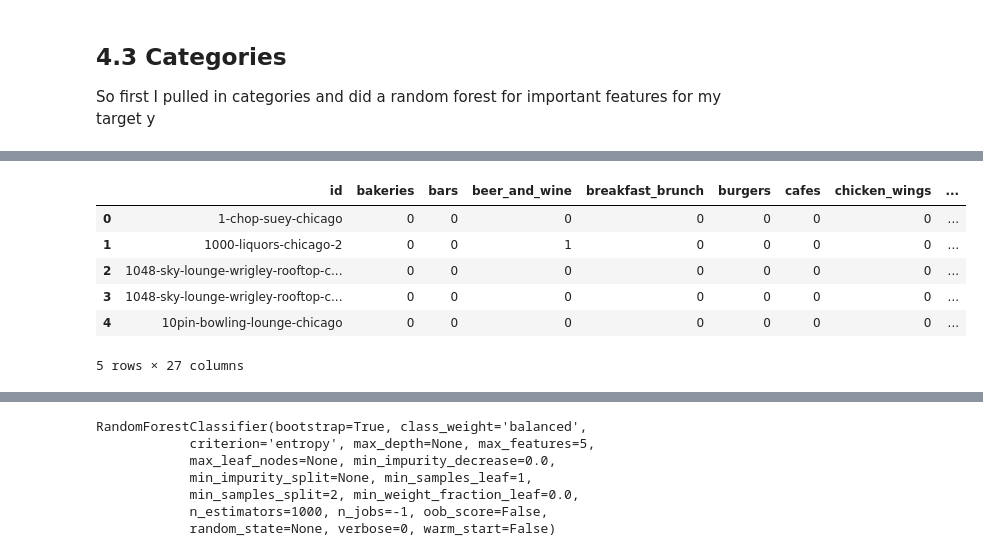
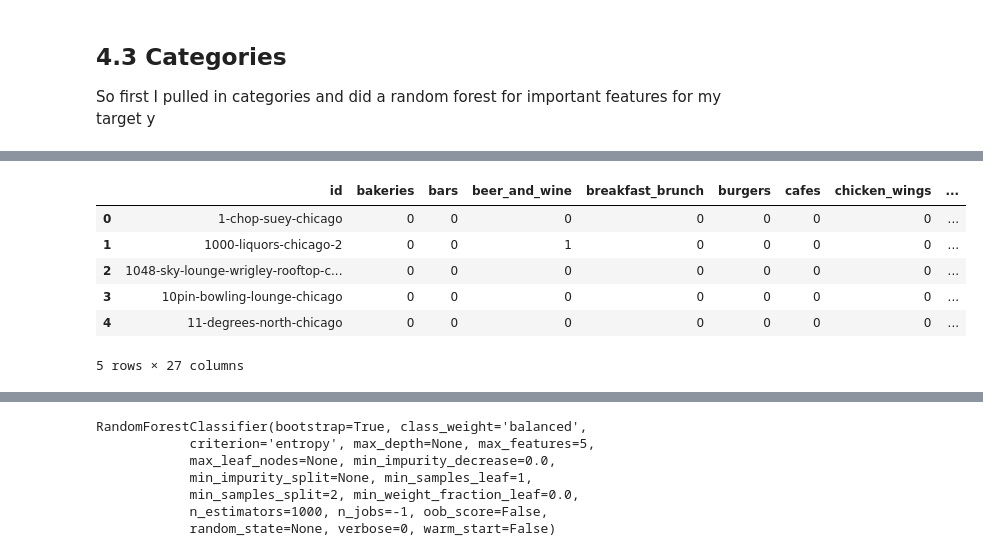
Before and after one commit to mkduchak/chicagohealthinspections, a Jupyter notebook: 4_data_exploration.ipynb, the cells around one changed output, grey strips where cells are left out. Cells and saved outputs as stored; diff of their text form; code cells hidden in the pictures.

```diff
--- a/4_data_exploration.ipynb
+++ b/4_data_exploration.ipynb
@@ -183,19 +175,22 @@ category.head()
 # %%
 topcats = category.groupby('alias',as_index=False)[['id']].count().sort_values('id',ascending=False).head(25)
 catlist = [x for x in topcats['alias']]
 catdummy = category.copy(deep=True)
 catdummy['cleancat'] = np.where(catdummy['alias'].isin(catlist),catdummy['alias'],'other')
 dummys = pd.get_dummies(catdummy['cleancat'])
 catdummy = catdummy.merge(dummys, how ='inner',right_index=True,left_index=True)
 catdummy = catdummy.drop(['alias','title','catid','cleancat'],axis=1)
+
+catdumcol = catdummy.columns
+catdummy = catdummy.groupby('id',as_index=False)[catdumcol].sum()
 catdummy.head()
 # %% [output]
 |  | id | bakeries | bars | beer_and_wine | breakfast_brunch | burgers | cafes | chicken_wings | ... |
 | 0 | 1-chop-suey-chicago | 0 | 0 | 0 | 0 | 0 | 0 | 0 | ... |
 | 1 | 1000-liquors-chicago-2 | 0 | 0 | 1 | 0 | 0 | 0 | 0 | ... |
 | 2 | 1048-sky-lounge-wrigley-rooftop-c... | 0 | 0 | 0 | 0 | 0 | 0 | 0 | ... |
-| 3 | 1048-sky-lounge-wrigley-rooftop-c... | 0 | 0 | 0 | 0 | 0 | 0 | 0 | ... |
-| 4 | 10pin-bowling-lounge-chicago | 0 | 0 | 0 | 0 | 0 | 0 | 0 | ... |
+| 3 | 10pin-bowling-lounge-chicago | 0 | 0 | 0 | 0 | 0 | 0 | 0 | ... |
+| 4 | 11-degrees-north-chicago | 0 | 0 | 0 | 0 | 0 | 0 | 0 | ... |
 5 rows × 27 columns
 # %%
 catloc = locations[['LocId','id']].copy(deep=True)
```
Also changed, not shown: parts of 32 cells of this notebook.
